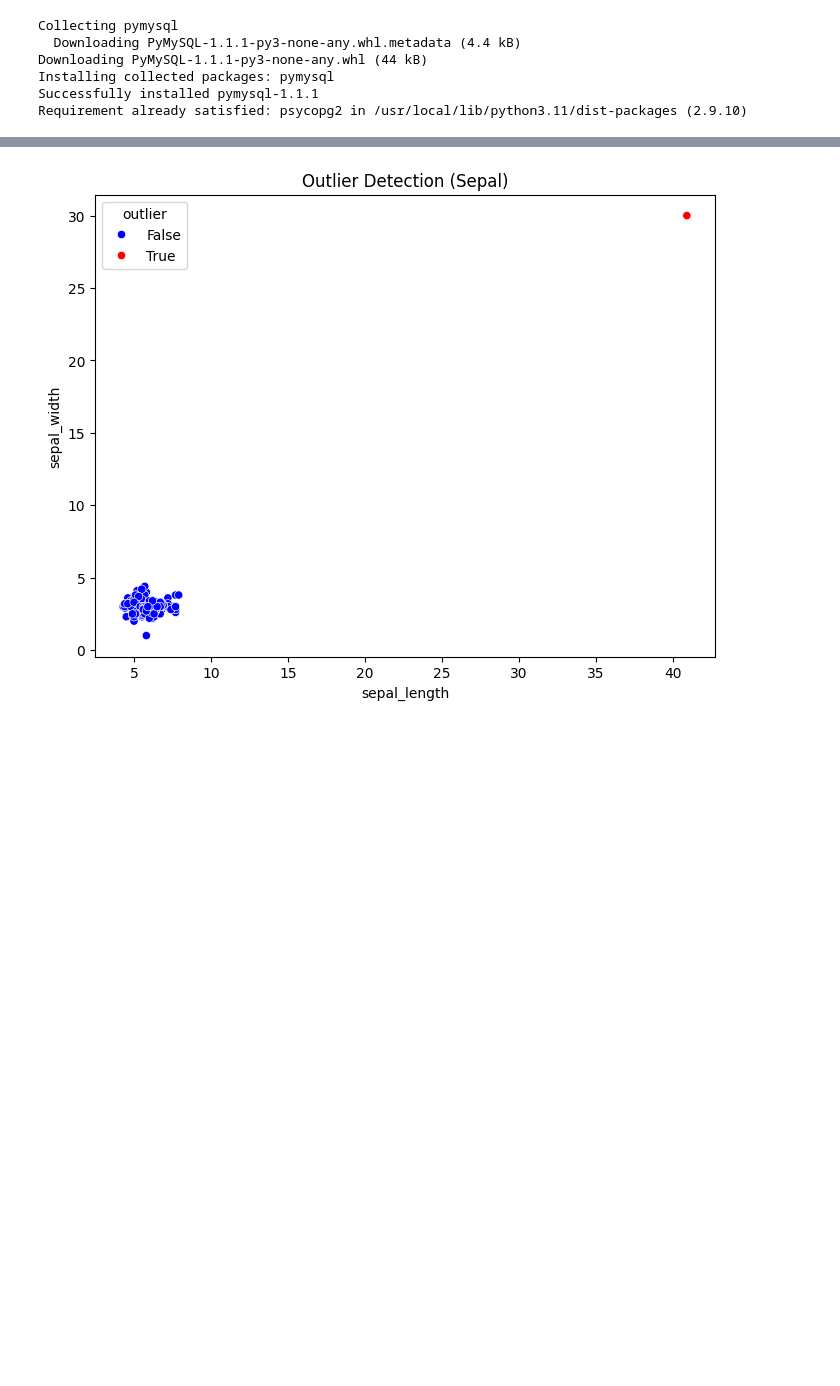
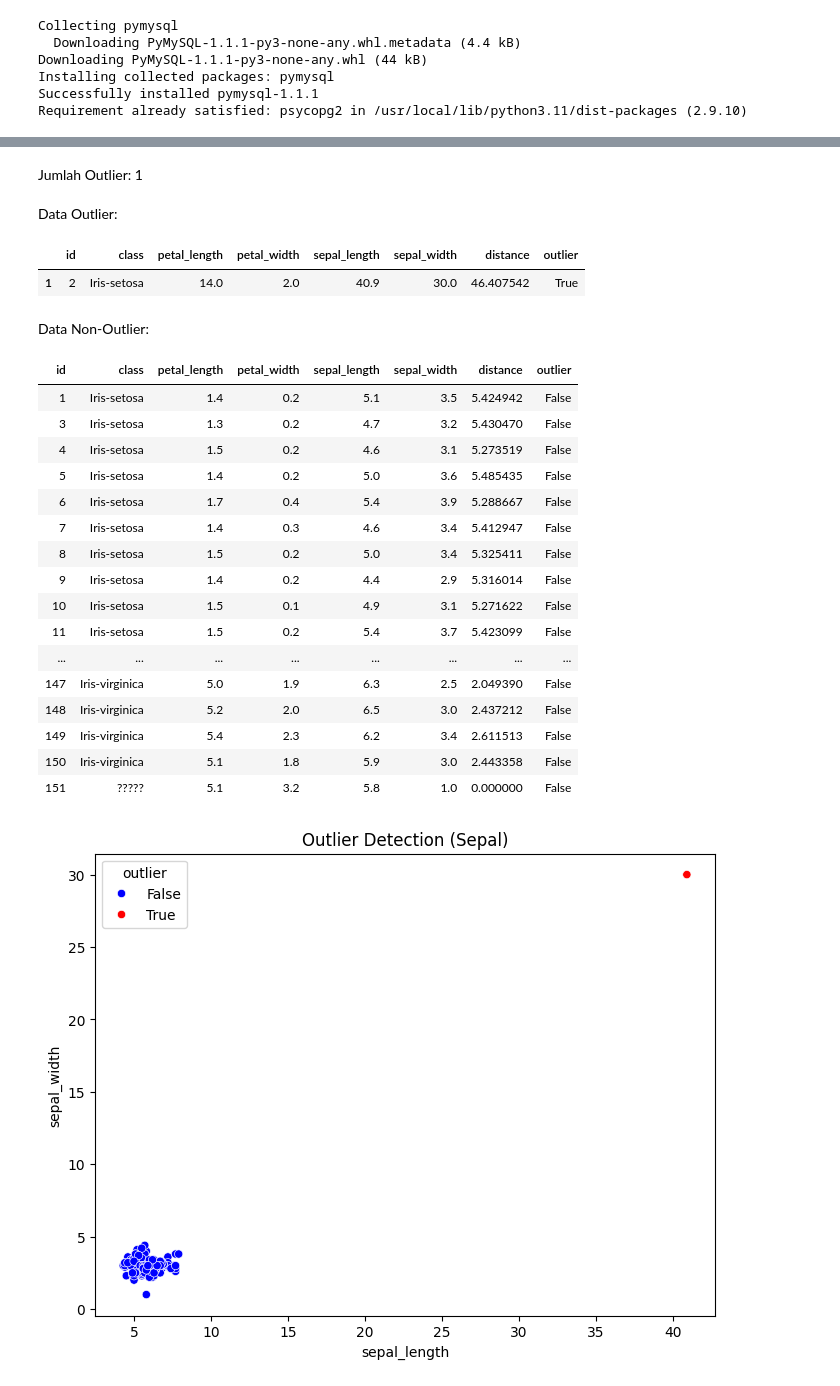
Before and after one commit to AdzinNaufal/pendata, a Jupyter notebook: _sources/tugas2.ipynb, the cells around one changed output, grey strips where cells are left out. Drawn from its saved outputs; the diff is of its cells as text; code cells hidden in the pictures; blank space fills up the shorter version.

```diff
--- a/_sources/tugas2.ipynb
+++ b/_sources/tugas2.ipynb
@@ -104,6 +104,26 @@ df_merged["outlier"] = df_merged["distance"] > threshold
 # Cetak hasil data dengan outlier
 display(HTML(df_merged.to_html(index=False)))
 
+print("\n")
+
+# Hitung total outlier
+total_outliers = df_merged["outlier"].sum()
+display(HTML(f"Jumlah Outlier: {total_outliers}"))
+
+print("\n")
+
+# Menampilkan data outlier
+outlier = df_merged[df_merged['outlier']]
+display(HTML("Data Outlier:"))
+display(HTML(outlier.to_html()))
+
+print("\n")
+
+#menampilkan data non-outlier
+non_outliers = df_merged[df_merged["outlier"] != True]
+display(HTML("Data Non-Outlier:"))
+display(HTML(non_outliers.to_html(index=False)))
+
 # Visualisasi scatter plot dengan warna berdasarkan outlier
 plt.figure(figsize=(8, 6))
 sns.scatterplot(
@@ -114,32 +134,54 @@ sns.scatterplot(
 print("\n")
 plt.title("Outlier Detection (Sepal)")
 plt.show()
 
 print('\n')
 plt.figure(figsize=(8, 6))
 sns.scatterplot(
     x=df_merged["petal_length"], y=df_merged["petal_width"],
     hue=df_merged["outlier"], palette={False: "blue", True: "red"}
 )
 plt.title("Outlier Detection (Petal)")
 plt.show()
 # %% [output]
 | id | class | petal_length | petal_width | sepal_length | sepal_width | distance | outlier |
 | 1 | Iris-setosa | 1.4 | 0.2 | 5.1 | 3.5 | 5.424942 | False |
 | 2 | Iris-setosa | 14.0 | 2.0 | 40.9 | 30.0 | 46.407542 | True |
 | 3 | Iris-setosa | 1.3 | 0.2 | 4.7 | 3.2 | 5.430470 | False |
 | 4 | Iris-setosa | 1.5 | 0.2 | 4.6 | 3.1 | 5.273519 | False |
 | 5 | Iris-setosa | 1.4 | 0.2 | 5.0 | 3.6 | 5.485435 | False |
 | 6 | Iris-setosa | 1.7 | 0.4 | 5.4 | 3.9 | 5.288667 | False |
 | 7 | Iris-setosa | 1.4 | 0.3 | 4.6 | 3.4 | 5.412947 | False |
 | 8 | Iris-setosa | 1.5 | 0.2 | 5.0 | 3.4 | 5.325411 | False |
 | 9 | Iris-setosa | 1.4 | 0.2 | 4.4 | 2.9 | 5.316014 | False |
 | 10 | Iris-setosa | 1.5 | 0.1 | 4.9 | 3.1 | 5.271622 | False |
 | ... | ... | ... | ... | ... | ... | ... | ... |
 | 147 | Iris-virginica | 5.0 | 1.9 | 6.3 | 2.5 | 2.049390 | False |
 | 148 | Iris-virginica | 5.2 | 2.0 | 6.5 | 3.0 | 2.437212 | False |
 | 149 | Iris-virginica | 5.4 | 2.3 | 6.2 | 3.4 | 2.611513 | False |
 | 150 | Iris-virginica | 5.1 | 1.8 | 5.9 | 3.0 | 2.443358 | False |
 | 151 | ????? | 5.1 | 3.2 | 5.8 | 1.0 | 0.000000 | False |
+Jumlah Outlier: 1
+Data Outlier:
+|  | id | class | petal_length | petal_width | sepal_length | sepal_width | distance | outlier |
+| 1 | 2 | Iris-setosa | 14.0 | 2.0 | 40.9 | 30.0 | 46.407542 | True |
+Data Non-Outlier:
+| id | class | petal_length | petal_width | sepal_length | sepal_width | distance | outlier |
+| 1 | Iris-setosa | 1.4 | 0.2 | 5.1 | 3.5 | 5.424942 | False |
+| 3 | Iris-setosa | 1.3 | 0.2 | 4.7 | 3.2 | 5.430470 | False |
+| 4 | Iris-setosa | 1.5 | 0.2 | 4.6 | 3.1 | 5.273519 | False |
+| 5 | Iris-setosa | 1.4 | 0.2 | 5.0 | 3.6 | 5.485435 | False |
+| 6 | Iris-setosa | 1.7 | 0.4 | 5.4 | 3.9 | 5.288667 | False |
+| 7 | Iris-setosa | 1.4 | 0.3 | 4.6 | 3.4 | 5.412947 | False |
+| 8 | Iris-setosa | 1.5 | 0.2 | 5.0 | 3.4 | 5.325411 | False |
+| 9 | Iris-setosa | 1.4 | 0.2 | 4.4 | 2.9 | 5.316014 | False |
+| 10 | Iris-setosa | 1.5 | 0.1 | 4.9 | 3.1 | 5.271622 | False |
+| 11 | Iris-setosa | 1.5 | 0.2 | 5.4 | 3.7 | 5.423099 | False |
+| ... | ... | ... | ... | ... | ... | ... | ... |
+| 147 | Iris-virginica | 5.0 | 1.9 | 6.3 | 2.5 | 2.049390 | False |
+| 148 | Iris-virginica | 5.2 | 2.0 | 6.5 | 3.0 | 2.437212 | False |
+| 149 | Iris-virginica | 5.4 | 2.3 | 6.2 | 3.4 | 2.611513 | False |
+| 150 | Iris-virginica | 5.1 | 1.8 | 5.9 | 3.0 | 2.443358 | False |
+| 151 | ????? | 5.1 | 3.2 | 5.8 | 1.0 | 0.000000 | False |
 [figure]
 [figure]
```
Also changed, not shown: parts of 1 cell of this notebook, 8 other files.
